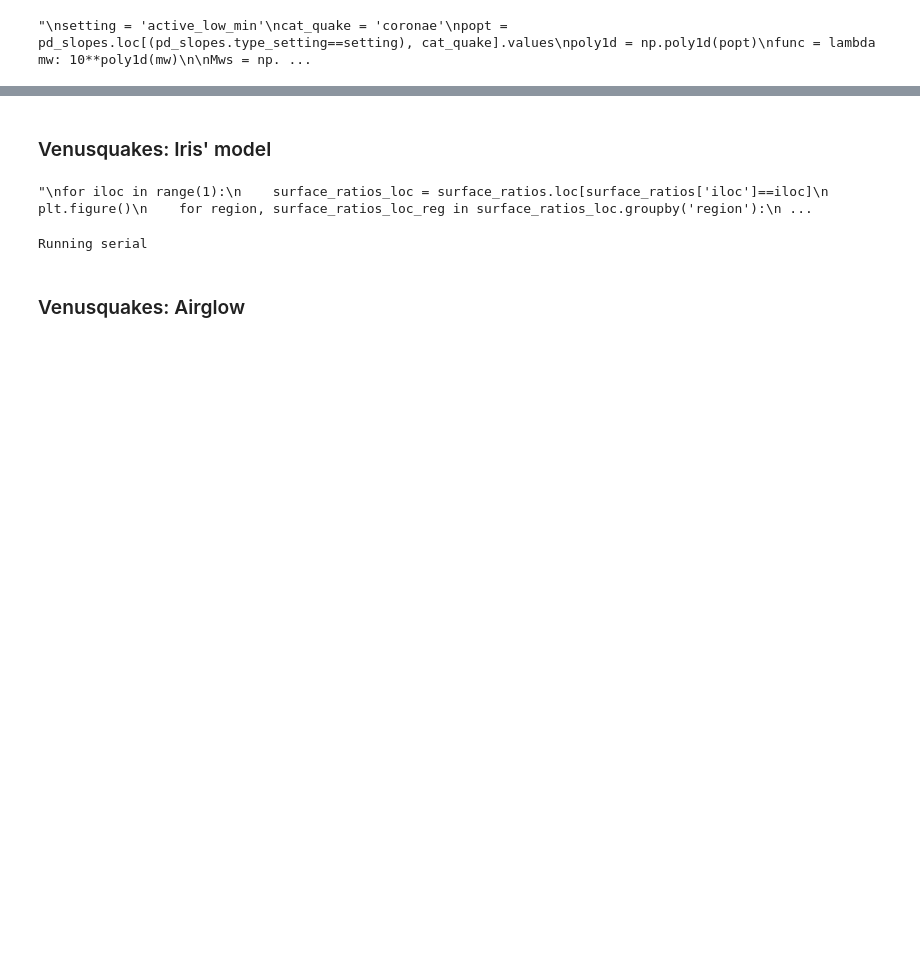
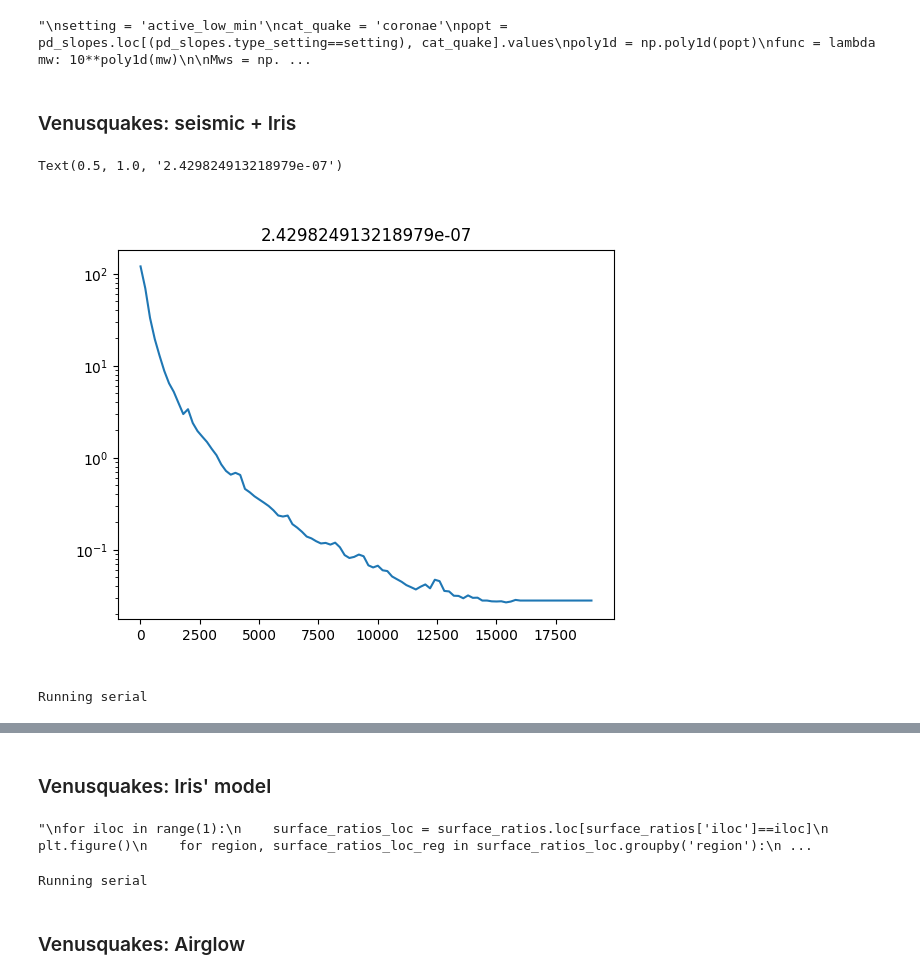
Before and after one commit to QuentinBrissaud/Venus_Detectability, a Jupyter notebook: notebooks/compute_proba_detection_venus.ipynb, the cells around one changed output, grey strips where cells are left out. Saved outputs shown, nothing was run; the diff lists cells and outputs as text; code cells hidden in the pictures; blank space fills up the shorter version.

```diff
--- a/notebooks/compute_proba_detection_venus.ipynb
+++ b/notebooks/compute_proba_detection_venus.ipynb
@@ -91,3 +135,5 @@ def merge_and_fix_surface_ratio_region(pattern, regions=['corona', 'rift', 'ridg
         all_data.to_csv(pattern.format('all'), header=True, index=False)
 
     return all_data
+# %% [markdown]
+### Venusquakes: seismic + Iris
@@ -93,0 +143,65 @@ def merge_and_fix_surface_ratio_region(pattern, regions=['corona', 'rift', 'ridg
+# %%
+model_name = 'Cold100'
+opt_TL = dict(
+    rho0=1,
+    rhob=1,
+    c0=1,
+    cb=1,
+    unknown='velocity',
+    model=model_name
+)
+
+#file_curve = f'{dir_GF}GF_Dirac_1Hz_combined_wHot40.csv'
+#TL_new, TL_new_qmin, TL_new_qmax = pm.get_TL_curves_precomputed(file_curve, **opt_TL)
+
+file_curve = f'{dir_GF}GF_Dirac_1Hz_combined_wHot40_lognormal_updated_minthick.csv'
+shape_new, scale_new = pm.get_lognormal_precomputed(file_curve, **opt_TL)
+
+m0 = 5.
+freq = 0.1
+r_venus = 6052
+dists = np.arange(10., np.pi*r_venus, 200)
+#noise = 0.3*1e-6/(2*np.pi*np.sqrt(freq))
+eps= 0.115
+noise = 1e-6/(2*np.pi)*np.sqrt(2*eps/(freq*(1-eps**2)))
+
+plt.figure()
+plt.plot(dists, scale_new[freq](dists,m0)/(noise))
+plt.yscale('log')
+plt.title(noise)
+# %% [output]
+Text(0.5, 1.0, '2.429824913218979e-07')
+[figure, added]
+# %%
+reload(pm)
+
+freq = 0.1 # Or None
+dlat = 5.
+r_venus = 6052
+eps= 0.115
+opt_model = dict(
+    scenario = 'active_low_min', # Iris' seismicity scenario
+    dists = np.arange(10., np.pi*r_venus, 200), # Low discretization will lead to terrible not unit integrals
+    M0s = np.linspace(3., 8., 30), # Low discretization will lead to terrible not unit integrals
+    SNR_thresholds = np.linspace(0.1, 10., 50),
+    noise_level = 1e-6/(2*np.pi)*np.sqrt(2*eps/(freq*(1-eps**2))), # noise level in Pa
+    duration = 1./(365.*24.), # (1/mission_duration)
+    all_lats = np.arange(-89, 90, dlat),
+    all_lons = np.arange(0, 359, dlat*2),
+    #all_lats = np.arange(-90., 90.+dlat, dlat),
+    #all_lons = np.arange(-180, 180+dlat*2, dlat*2),
+    homogeneous_ratios = False,
+    m_min = 3.,
+    r_venus = r_venus,
+    #verbose=False
+    nb_CPU=1
+)
+
+apply_fc_correction = None
+which_TL_distribution = 'lognormal'
+#amplitude_model = TL_new[freq], TL_new_qmin[freq], TL_new_qmax[freq]
+amplitude_model = scale_new[freq], shape_new[freq]
+proba_model = pm.proba_model_CPUs(pd_slopes, surface_ratios, amplitude_model, apply_fc_correction=apply_fc_correction, which_TL_distribution=which_TL_distribution)
+proba_model.compute_scores_across_CPUs(**opt_model)
+# %% [output]
+Running serial
```
Also changed, not shown: parts of 40 cells of this notebook, 14 other files.
